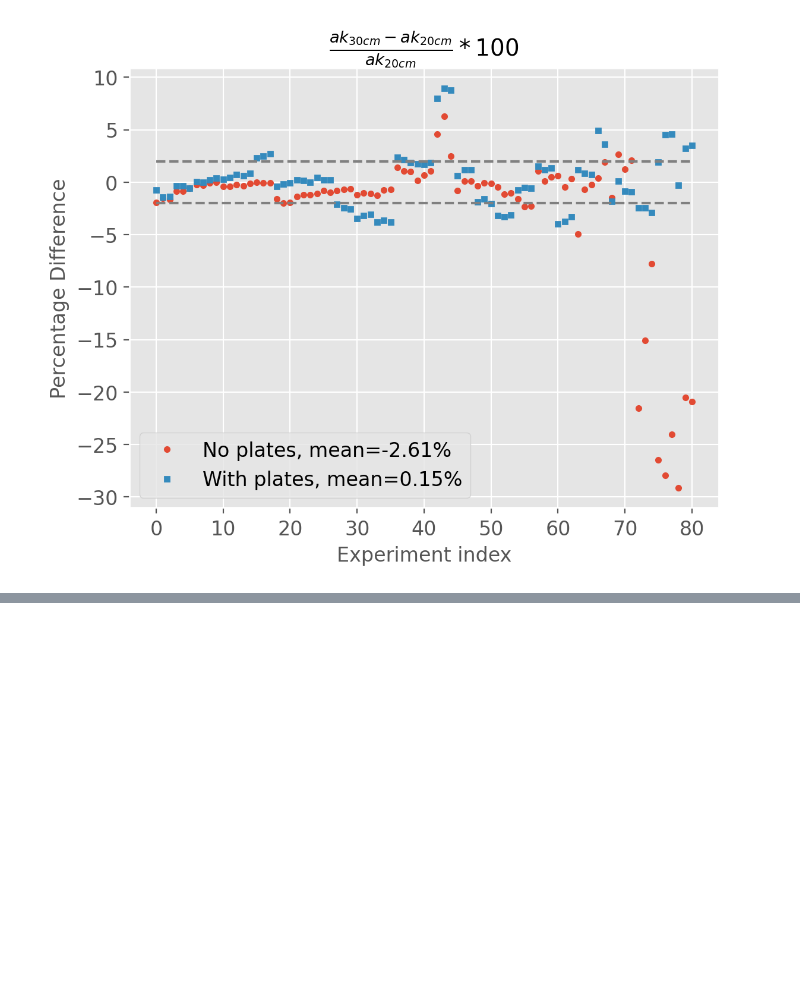
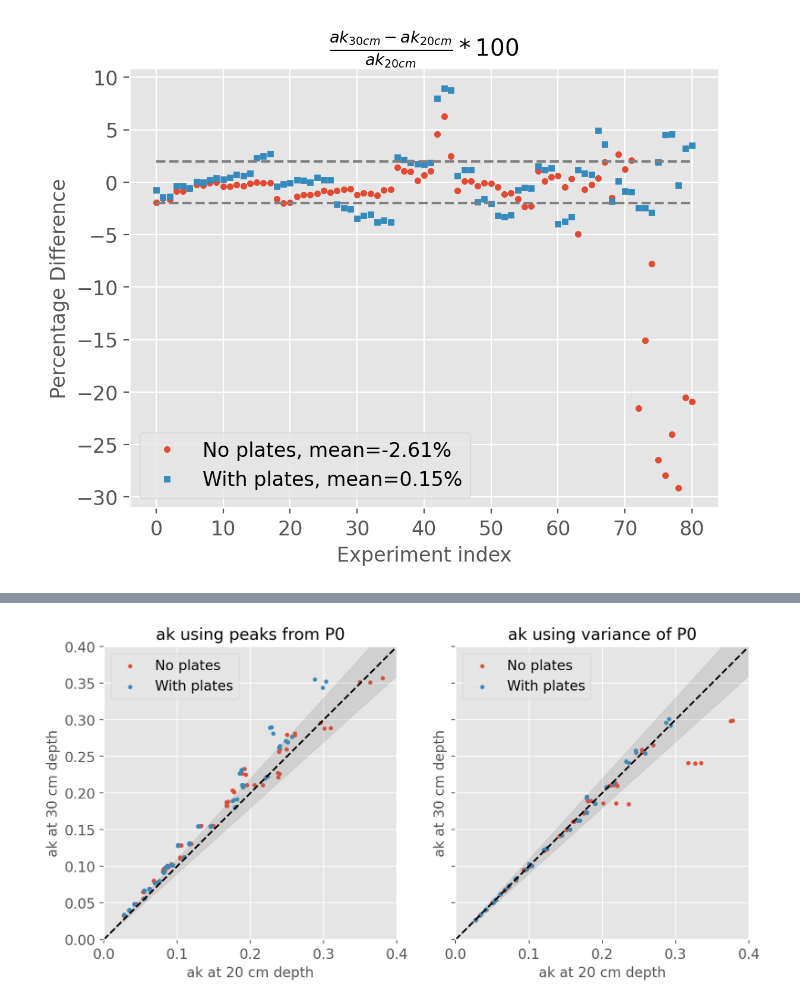
Before and after one commit to kjes4pres/Master_code, a Jupyter notebook: Lab/Probe_analysis/ak_scaling.ipynb, the cells around one changed output, grey strips where cells are left out. Saved outputs shown, nothing was run; the diff lists cells and outputs as text; code cells hidden in the pictures; blank space fills up the shorter version.

```diff
--- a/Lab/Probe_analysis/ak_scaling.ipynb
+++ b/Lab/Probe_analysis/ak_scaling.ipynb
@@ -559,0 +506,12 @@ Text(0, 0.5, 'Percentage Difference')
+# %%
+freqs20 = list(processed_data_20cm.keys())
+volts20 = []
+
+for i in range(len(freqs20)):
+    volts20.append(list(processed_data_20cm[freqs20[i]].keys()))
+
+freqs30 = list(processed_data_30cm.keys())
+volts30 = []
+
+for i in range(len(freqs30)):
+    volts30.append(list(processed_data_30cm[freqs30[i]].keys()))
@@ -559,0 +746,37 @@ Text(0, 0.5, 'Percentage Difference')
+# %%
+fig, ax = plt.subplots(1,2, figsize=(10, 5), sharey=True)
+
+ax[0].scatter(ak20_no_plates, ak30_no_plates, s=10, label='No plates')
+ax[0].scatter(ak20_plates, ak30_plates, s=10, label='With plates')
+ax[0].set_title('ak using peaks from P0')
+ax[0].set_xlabel('ak at 20 cm depth')
+ax[0].set_ylabel('ak at 30 cm depth')
+ax[0].legend()
+
+ax[1].scatter(ak_no_20, ak_no_30, s=10, label='No plates')
+ax[1].scatter(ak_plates_20, ak_plates_30, s=10, label='With plates')
+ax[1].set_title('ak using variance of P0')
+ax[1].set_xlabel('ak at 20 cm depth')
+ax[1].set_ylabel('ak at 30 cm depth')
+ax[1].legend()
+
+mx = 0.4
+# 1:1 line
+x = np.linspace(0, mx, 200)
+y = x
+ax[0].plot(x, y, 'k--')
+ax[1].plot(x, y, 'k--')
+
+# ±10% band around 1:1 line
+upper = y * 1.1
+lower = y * 0.9
+ax[0].fill_between(x, lower, upper, color='gray', alpha=0.2, label='±10% ')
+ax[1].fill_between(x, lower, upper, color='gray', alpha=0.2, label='±10% ')
+
+# Make axes comparable
+for ax in ax:
+    ax.set_xlim(0, mx)
+    ax.set_ylim(0, mx)
+    ax.set_aspect('equal', adjustable='box')
+# %% [output]
+[figure, added]
```
Also changed, not shown: parts of 13 cells of this notebook.
